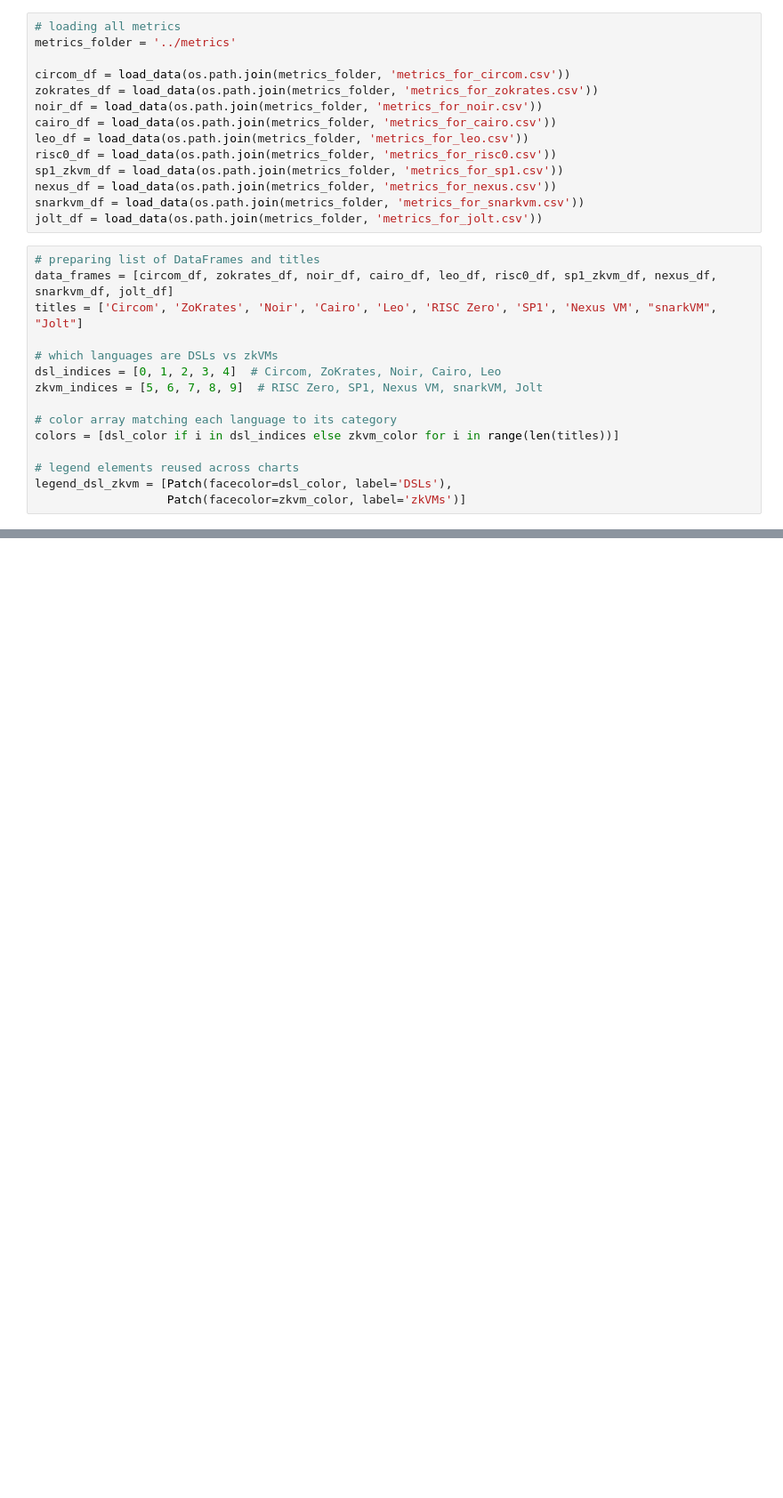
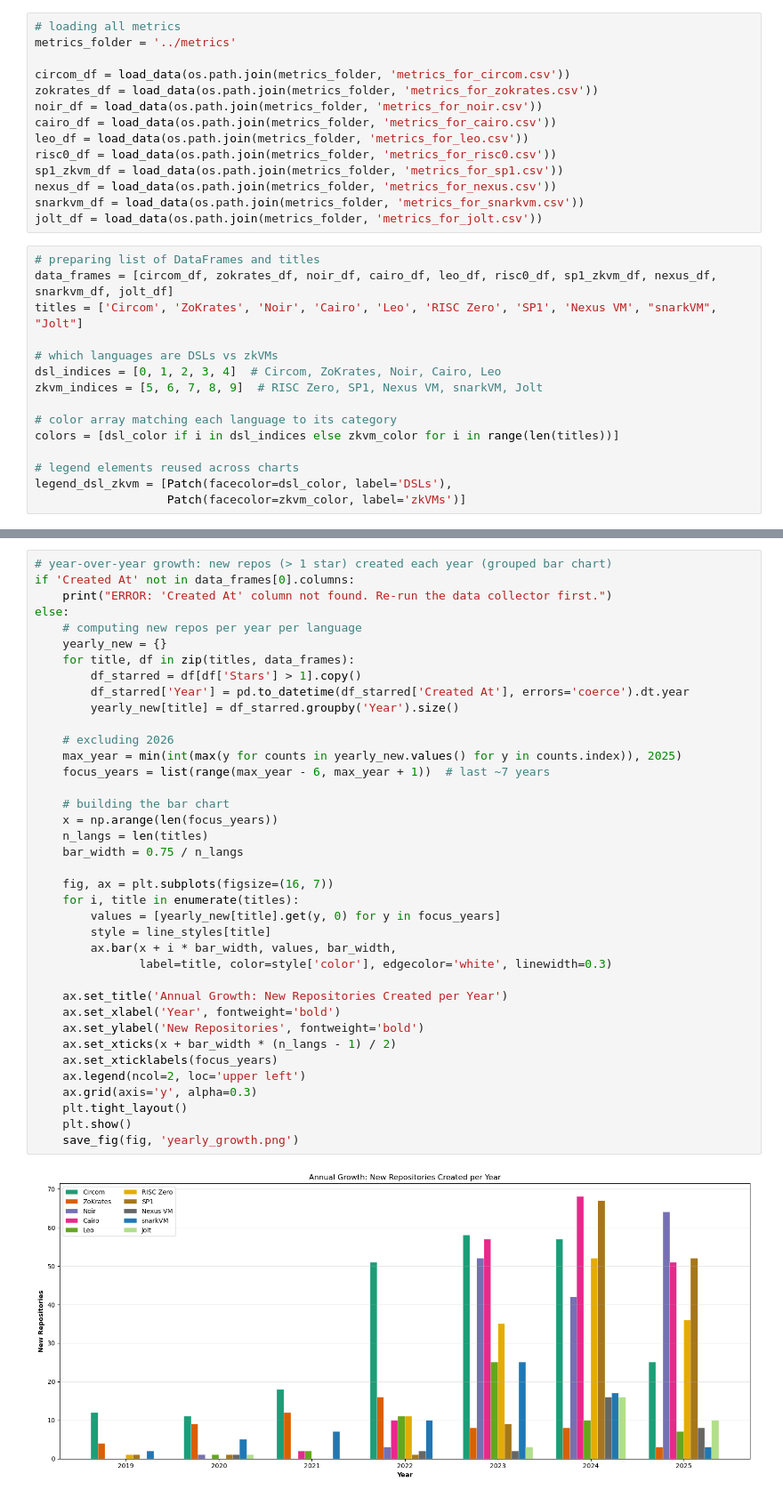
Before and after one commit to ArmanKolozyan/ZKP-Languages, a Jupyter notebook: src/data_analyzer.ipynb, the cells around one changed output, grey strips where cells are left out. Shown at 89% size. Cells and saved outputs as stored; diff of their text form; blank space fills up the shorter version.

```diff
--- a/src/data_analyzer.ipynb
+++ b/src/data_analyzer.ipynb
@@ -175,0 +239,40 @@ save_fig(fig, 'Circom_vs_zkVMs.png')
+# %%
+# year-over-year growth: new repos (> 1 star) created each year (grouped bar chart)
+if 'Created At' not in data_frames[0].columns:
+    print("ERROR: 'Created At' column not found. Re-run the data collector first.")
+else:
+    # computing new repos per year per language
+    yearly_new = {}
+    for title, df in zip(titles, data_frames):
+        df_starred = df[df['Stars'] > 1].copy()
+        df_starred['Year'] = pd.to_datetime(df_starred['Created At'], errors='coerce').dt.year
+        yearly_new[title] = df_starred.groupby('Year').size()
+
+    # excluding 2026
+    max_year = min(int(max(y for counts in yearly_new.values() for y in counts.index)), 2025)
+    focus_years = list(range(max_year - 6, max_year + 1))  # last ~7 years
+
+    # building the bar chart
+    x = np.arange(len(focus_years))
+    n_langs = len(titles)
+    bar_width = 0.75 / n_langs
+
+    fig, ax = plt.subplots(figsize=(16, 7))
+    for i, title in enumerate(titles):
+        values = [yearly_new[title].get(y, 0) for y in focus_years]
+        style = line_styles[title]
+        ax.bar(x + i * bar_width, values, bar_width,
+               label=title, color=style['color'], edgecolor='white', linewidth=0.3)
+
+    ax.set_title('Annual Growth: New Repositories Created per Year')
+    ax.set_xlabel('Year', fontweight='bold')
+    ax.set_ylabel('New Repositories', fontweight='bold')
+    ax.set_xticks(x + bar_width * (n_langs - 1) / 2)
+    ax.set_xticklabels(focus_years)
+    ax.legend(ncol=2, loc='upper left')
+    ax.grid(axis='y', alpha=0.3)
+    plt.tight_layout()
+    plt.show()
+    save_fig(fig, 'yearly_growth.png')
+# %% [output]
+[figure, added]
```
Also changed, not shown: parts of 14 cells of this notebook.
